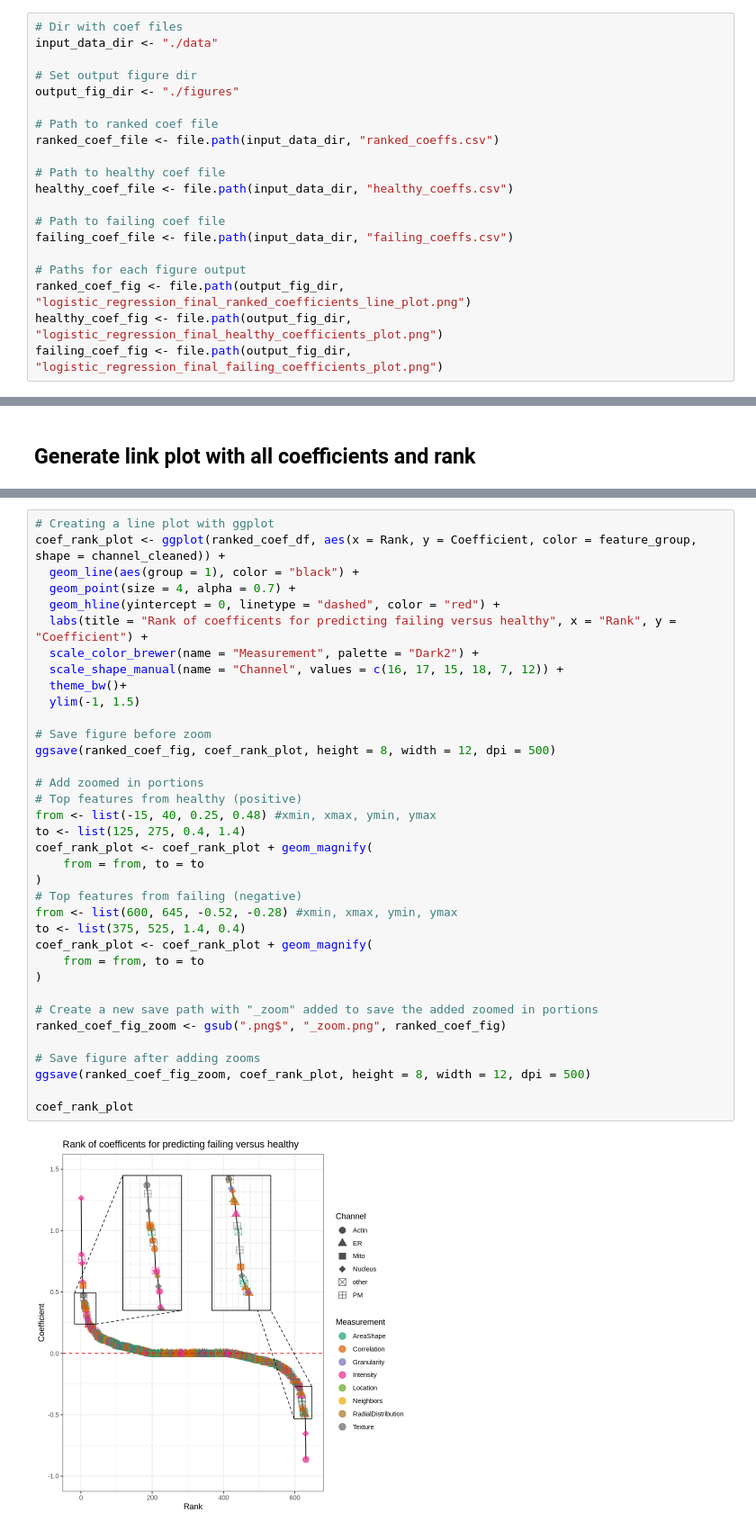
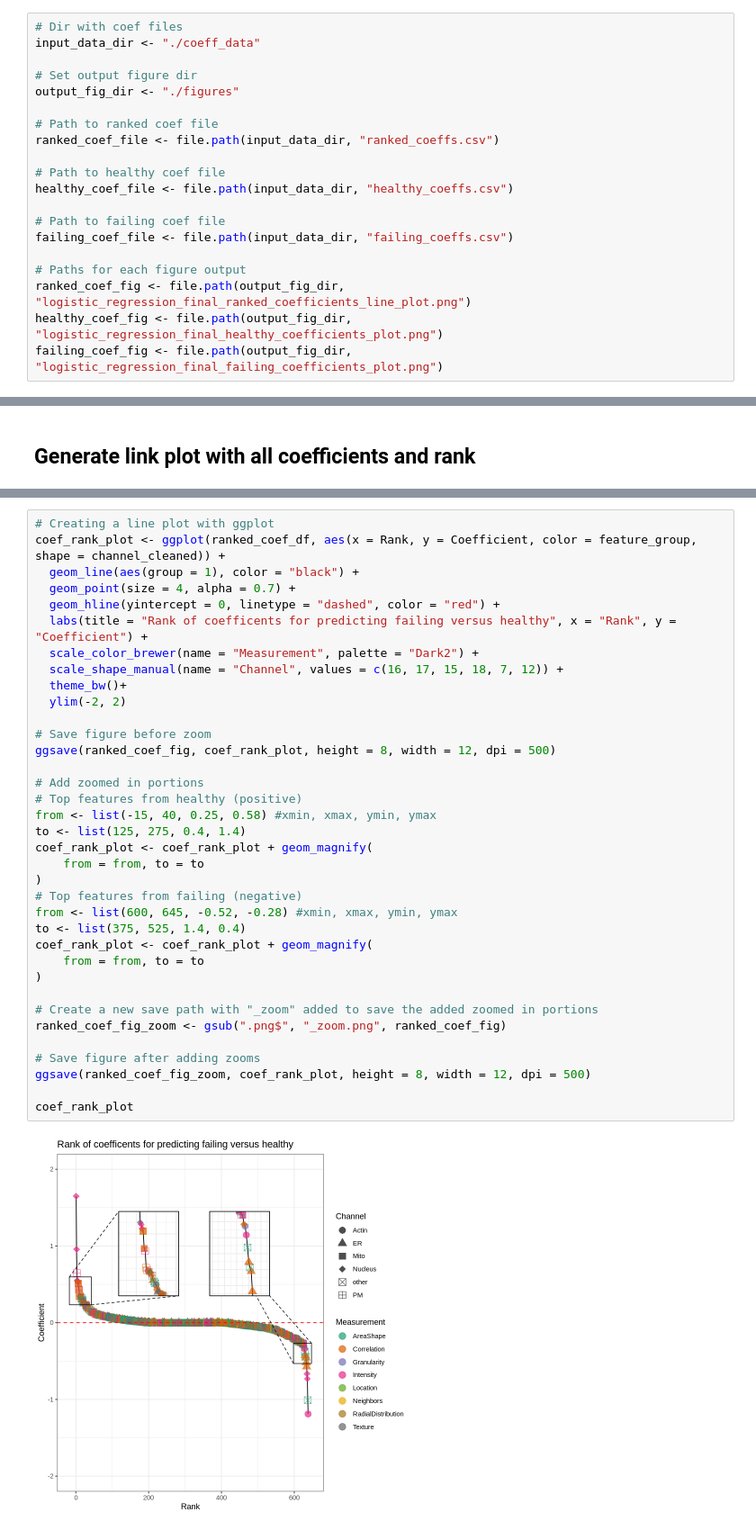
Before and after one commit to WayScience/cellpainting_predicts_cardiac_fibrosis, a Jupyter notebook: 5.machine_learning/3.visualize_model_coef.ipynb, the cells around one changed output, grey strips where cells are left out. Shown at 90% size. Saved outputs shown, nothing was run; the diff lists cells and outputs as text.

```diff
--- a/5.machine_learning/3.visualize_model_coef.ipynb
+++ b/5.machine_learning/3.visualize_model_coef.ipynb
@@ -17,7 +17,7 @@ Making 'packages.html' ...
  done
 # %%
 # Dir with coef files
-input_data_dir <- "./data"
+input_data_dir <- "./coeff_data"
 
 # Set output figure dir
 output_fig_dir <- "./figures"
@@ -286,33 +308,33 @@ coef_rank_plot <- ggplot(ranked_coef_df, aes(x = Rank, y = Coefficient, color =
   geom_hline(yintercept = 0, linetype = "dashed", color = "red") +
   labs(title = "Rank of coefficents for predicting failing versus healthy", x = "Rank", y = "Coefficient") +
   scale_color_brewer(name = "Measurement", palette = "Dark2") +
   scale_shape_manual(name = "Channel", values = c(16, 17, 15, 18, 7, 12)) +
   theme_bw()+
-  ylim(-1, 1.5)
+  ylim(-2, 2)
 
 # Save figure before zoom
 ggsave(ranked_coef_fig, coef_rank_plot, height = 8, width = 12, dpi = 500)
 
 # Add zoomed in portions
 # Top features from healthy (positive)
-from <- list(-15, 40, 0.25, 0.48) #xmin, xmax, ymin, ymax
+from <- list(-15, 40, 0.25, 0.58) #xmin, xmax, ymin, ymax
 to <- list(125, 275, 0.4, 1.4)
 coef_rank_plot <- coef_rank_plot + geom_magnify(
     from = from, to = to
 )
 # Top features from failing (negative)
 from <- list(600, 645, -0.52, -0.28) #xmin, xmax, ymin, ymax
 to <- list(375, 525, 1.4, 0.4)
 coef_rank_plot <- coef_rank_plot + geom_magnify(
     from = from, to = to
 )
 
 # Create a new save path with "_zoom" added to save the added zoomed in portions
 ranked_coef_fig_zoom <- gsub(".png$", "_zoom.png", ranked_coef_fig)
 
 # Save figure after adding zooms
 ggsave(ranked_coef_fig_zoom, coef_rank_plot, height = 8, width = 12, dpi = 500)
 
 coef_rank_plot
 # %% [output]
-[figure, old version]
+[figure, new version]
```
Also changed, not shown: parts of 6 cells of this notebook, 37 other files.
